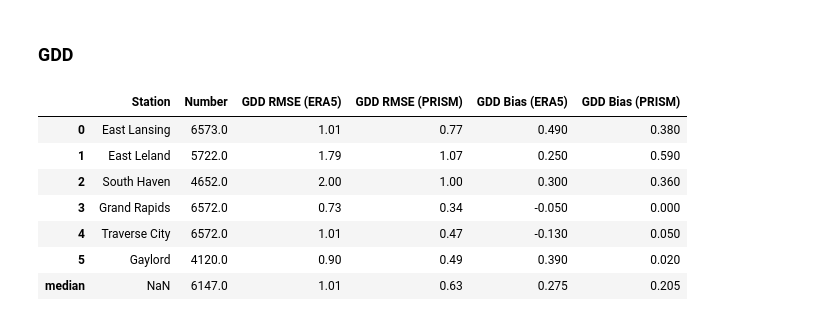
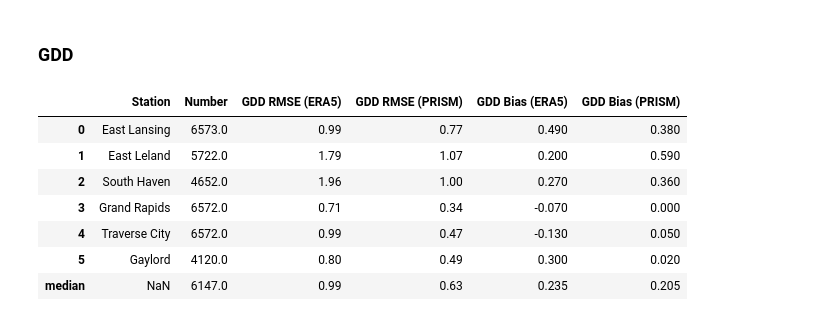
Before and after one commit to Diane1306/ERA5_PRISM, a Jupyter notebook: Summary2.ipynb, the cells around one changed output. Saved outputs shown, nothing was run; the diff lists cells and outputs as text; code cells hidden in the pictures.

```diff
--- a/Summary2.ipynb
+++ b/Summary2.ipynb
@@ -500,8 +565,15 @@ plt.title('PRISM-OBS: Daily max temperature monthly mean (\u2103)', fontweight='
 plt.savefig('./plot/thesis/PRI_maxdiff.png', bbox_inches='tight')
 plt.close()
 # %%
-t_daymax_diff_pr = [(pd.DataFrame(era_tmax[i]) - pd.DataFrame(obs_tmax[i])).groupby(level=[0,1])['atmp'].mean() for i in range(6)]
-t_daymax_diff_pr = [t_daymax_diff_pr[i] * 5. / 9. for i in range(6)]
+t_daymax_diff_pr = []
+for i in range(6):
+    year = dfd[i].strftime('%Y')
+    mon = dfd[i].strftime('%-m')
+    day = dfd[i].strftime('%-d')
+    hour = dfd[i].strftime('%-H')
+    t_daymax_diff_pr.append(pd.DataFrame({'YEAR':year, 'MONTH':mon, 'DAY':day, 'HOUR':hour,
+                                      'atmp':(era_utc_tmax[i]['atmp'].values - obs_utc_tmax[i]['atmp'].values)}).astype(float))
+t_daymax_diff_pr = [diff.groupby([diff.YEAR,diff.MONTH])['atmp'].mean() for diff in t_daymax_diff_pr]
 
 plt.figure(figsize=(15,6))
 # [el_loc,gl_loc,ele_loc,sh_loc,gr_loc,tvc_loc]
@@ -576,39 +648,40 @@ def compute_gddC(tmax, tmin):
 
     return gdd
 # %%
-obs_gdd = []
+# obs_gdd = []
 obs_utc_gdd = []
 era_gdd = []
 pri_gdd = []
 for si in range(6):
-    obs_gdd.append(np.array(list(map(compute_gdd, obs_tmax[si], obs_tmin[si]))))
+#     obs_gdd.append(np.array(list(map(compute_gdd, obs_tmax[si], obs_tmin[si]))))
     obs_utc_gdd.append(np.array(list(map(compute_gddC, obs_utc_tmax[si]['atmp'].values, obs_utc_tmin[si]['atmp'].values))))
-    era_gdd.append(np.array(list(map(compute_gdd, era_tmax[si], era_tmin[si]))))
+    era_gdd.append(np.array(list(map(compute_gddC, era_utc_tmax[si]['atmp'].values, era_utc_tmin[si]['atmp'].values))))
     pri_gdd.append(np.array(list(map(compute_gddC, pri_tmax[si], pri_tmin[si]))))
 # %%
-obs_gdds = [pd.Series(obs_gdd[i], index=obs_tmax[i].index) for i in range(6)]
-era_gdds = [pd.Series(era_gdd[i], index=obs_tmax[i].index) for i in range(6)]
+# obs_gdds = [pd.Series(obs_gdd[i], index=obs_tmax[i].index) for i in range(6)]
+# era_gdds = [pd.Series(era_gdd[i], index=obs_tmax[i].index) for i in range(6)]
 obs_utc_gdds = [pd.Series(obs_utc_gdd[i], index=obs_utc_tmax[i].index) for i in range(6)]
+era_gdds = [pd.Series(era_gdd[i], index=obs_utc_tmax[i].index) for i in range(6)]
 pri_gdds = [pd.Series(pri_gdd[i], index=obs_utc_tmax[i].index) for i in range(6)]
 # %%
-rmse_eragdd = [rmse(obs_gdds[i], era_gdds[i]) for i in range(6)]
+rmse_eragdd = [rmse(obs_utc_gdds[i], era_gdds[i]) for i in range(6)]
 rmse_prigdd = [rmse(obs_utc_gdds[i], pri_gdds[i]) for i in range(6)]
 # %%
 locn = ['East Lansing', 'East Leland', 'South Haven', 'Grand Rapids', 'Traverse City', 'Gaylord']
 df_rmse = pd.DataFrame({'Station':[locn[i] for i in range(6)],
                         'Number':[len(obs_utc_tmax[i]) for i in range(6)],
                         'GDD RMSE (ERA5)':[round(rmse_eragdd[i],2) for i in range(6)],
                         'GDD RMSE (PRISM)':[round(rmse_prigdd[i],2) for i in range(6)],
-                        'GDD Bias (ERA5)':[np.round(np.nanmean(era_gdds[i].values-obs_gdds[i].values),2) for i in range(6)],
+                        'GDD Bias (ERA5)':[np.round(np.nanmean(era_gdds[i].values-obs_utc_gdds[i].values),2) for i in range(6)],
                         'GDD Bias (PRISM)':[np.round(np.nanmean(pri_gdds[i].values-obs_utc_gdds[i].values),2) for i in range(6)]})
 df_rmse.loc['median'] = df_rmse.median()
 df_rmse
 # %% [output]
 |  | Station | Number | GDD RMSE (ERA5) | GDD RMSE (PRISM) | GDD Bias (ERA5) | GDD Bias (PRISM) |
-| 0 | East Lansing | 6573.0 | 1.01 | 0.77 | 0.490 | 0.380 |
-| 1 | East Leland | 5722.0 | 1.79 | 1.07 | 0.250 | 0.590 |
-| 2 | South Haven | 4652.0 | 2.00 | 1.00 | 0.300 | 0.360 |
-| 3 | Grand Rapids | 6572.0 | 0.73 | 0.34 | -0.050 | 0.000 |
-| 4 | Traverse City | 6572.0 | 1.01 | 0.47 | -0.130 | 0.050 |
-| 5 | Gaylord | 4120.0 | 0.90 | 0.49 | 0.390 | 0.020 |
-| median | NaN | 6147.0 | 1.01 | 0.63 | 0.275 | 0.205 |
+| 0 | East Lansing | 6573.0 | 0.99 | 0.77 | 0.490 | 0.380 |
+| 1 | East Leland | 5722.0 | 1.79 | 1.07 | 0.200 | 0.590 |
+| 2 | South Haven | 4652.0 | 1.96 | 1.00 | 0.270 | 0.360 |
+| 3 | Grand Rapids | 6572.0 | 0.71 | 0.34 | -0.070 | 0.000 |
+| 4 | Traverse City | 6572.0 | 0.99 | 0.47 | -0.130 | 0.050 |
+| 5 | Gaylord | 4120.0 | 0.80 | 0.49 | 0.300 | 0.020 |
+| median | NaN | 6147.0 | 0.99 | 0.63 | 0.235 | 0.205 |
```
Also changed, not shown: parts of 11 cells of this notebook.
